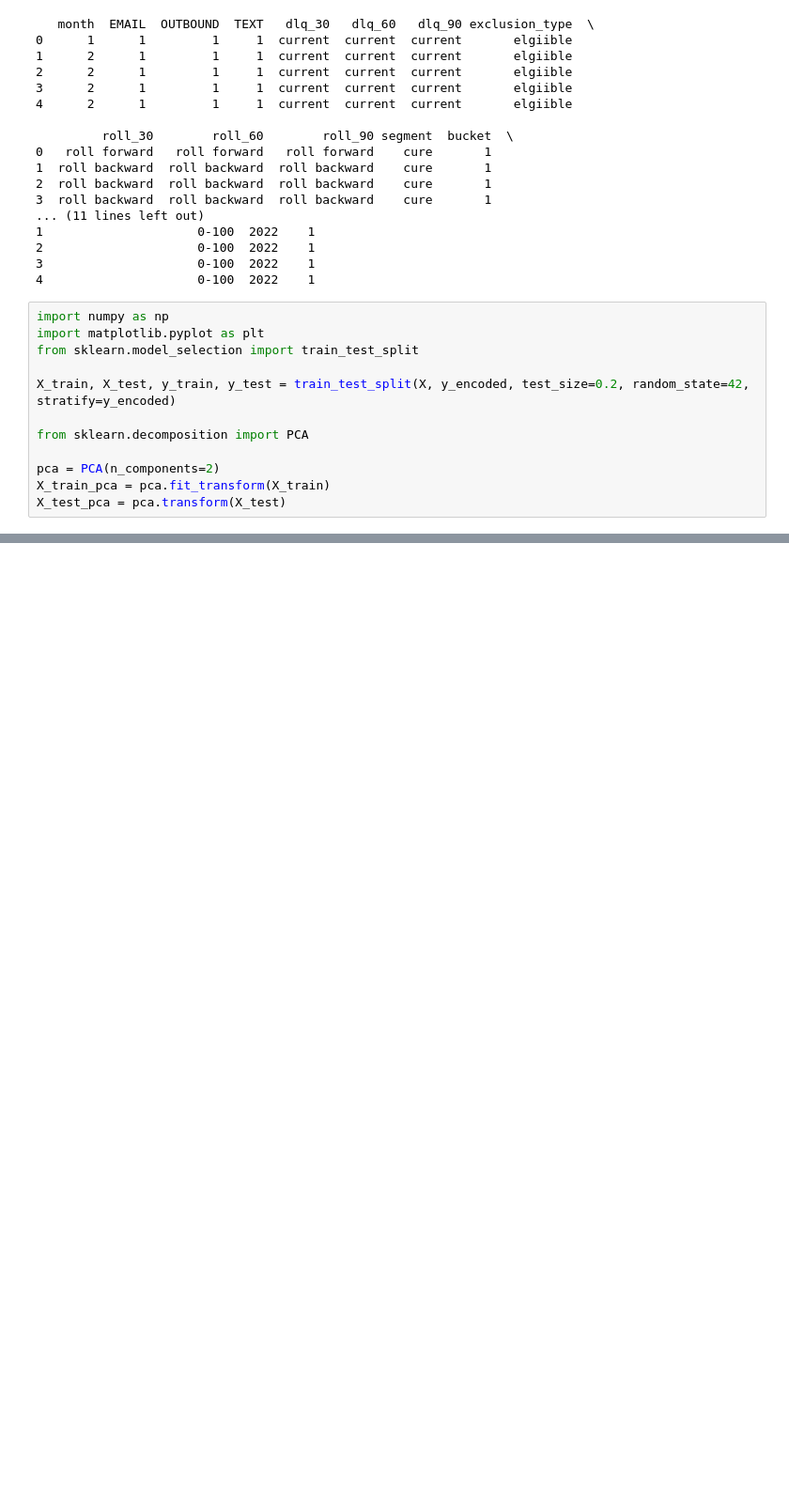
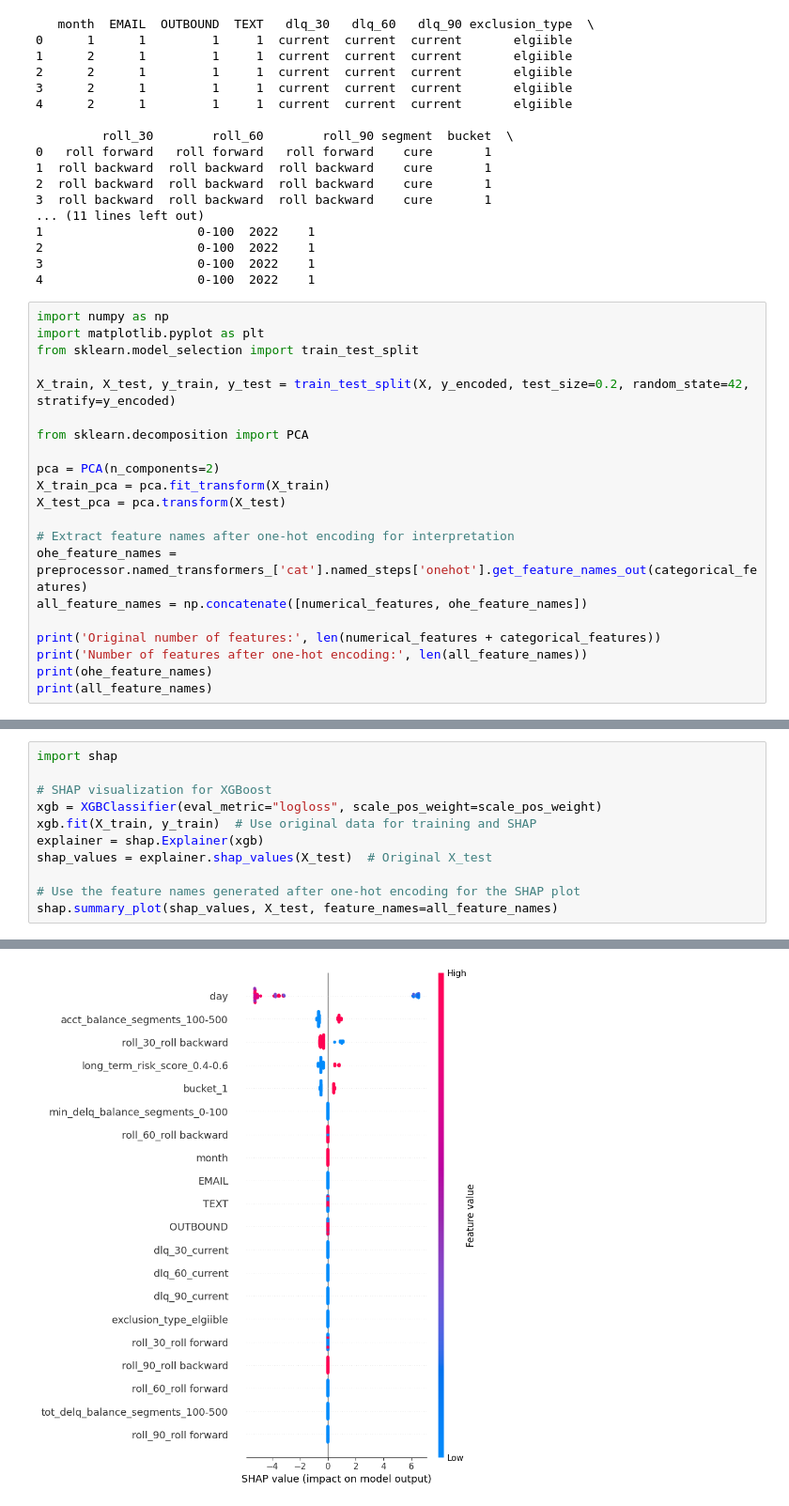
Before and after one commit to ghadfield32/interaction_channel_neural_network, a Jupyter notebook: ml_models_from_preprocessed.ipynb, the cells around one changed output, grey strips where cells are left out. Shown at 94% size. Drawn from its saved outputs; the diff is of its cells as text; blank space fills up the shorter version.

```diff
--- a/ml_models_from_preprocessed.ipynb
+++ b/ml_models_from_preprocessed.ipynb
@@ -85,3 +90,12 @@ from sklearn.decomposition import PCA
 pca = PCA(n_components=2)
 X_train_pca = pca.fit_transform(X_train)
 X_test_pca = pca.transform(X_test)
+
+# Extract feature names after one-hot encoding for interpretation
+ohe_feature_names = preprocessor.named_transformers_['cat'].named_steps['onehot'].get_feature_names_out(categorical_features)
+all_feature_names = np.concatenate([numerical_features, ohe_feature_names])
+
+print('Original number of features:', len(numerical_features + categorical_features))
+print('Number of features after one-hot encoding:', len(all_feature_names))
+print(ohe_feature_names)
+print(all_feature_names)
@@ -348,0 +391,12 @@ plt.show()
+# %%
+import shap
+
+# SHAP visualization for XGBoost
+xgb = XGBClassifier(eval_metric="logloss", scale_pos_weight=scale_pos_weight)
+xgb.fit(X_train, y_train)  # Use original data for training and SHAP
+explainer = shap.Explainer(xgb)
+shap_values = explainer.shap_values(X_test)  # Original X_test
+
+# Use the feature names generated after one-hot encoding for the SHAP plot
+shap.summary_plot(shap_values, X_test, feature_names=all_feature_names)
+# %% [output]
@@ -348,0 +404 @@ plt.show()
+[figure, added]
```
Also changed, not shown: parts of 9 cells of this notebook.
